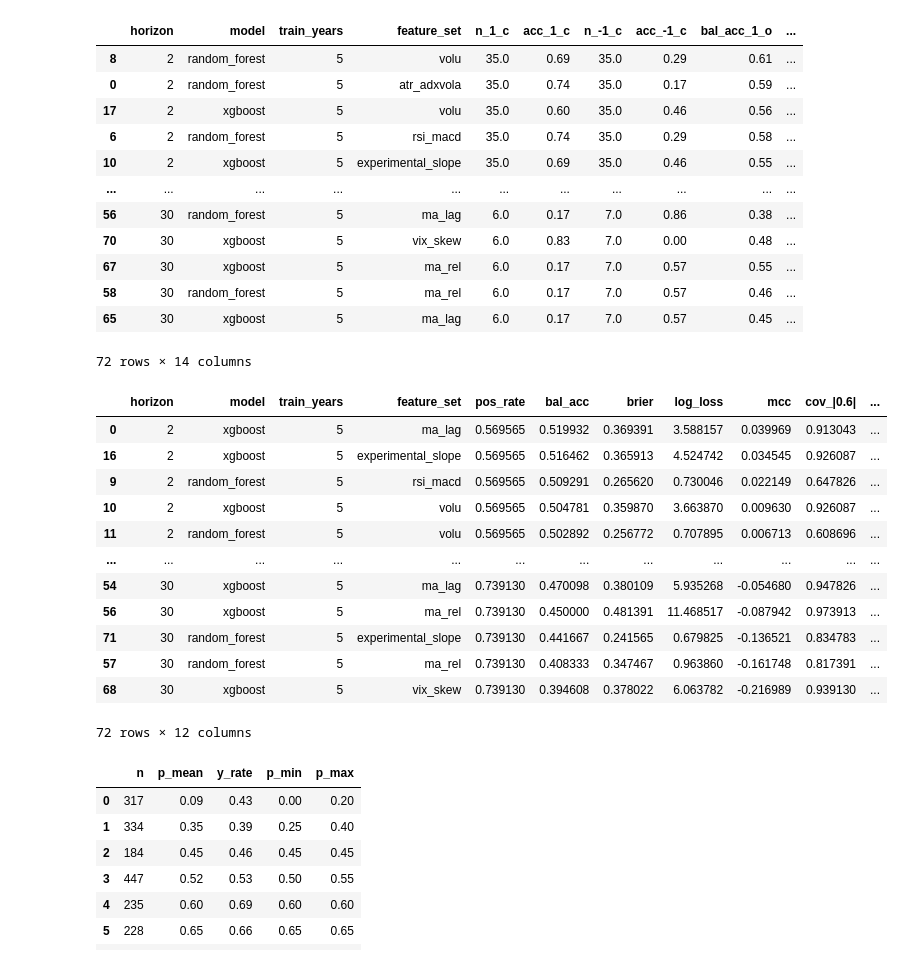
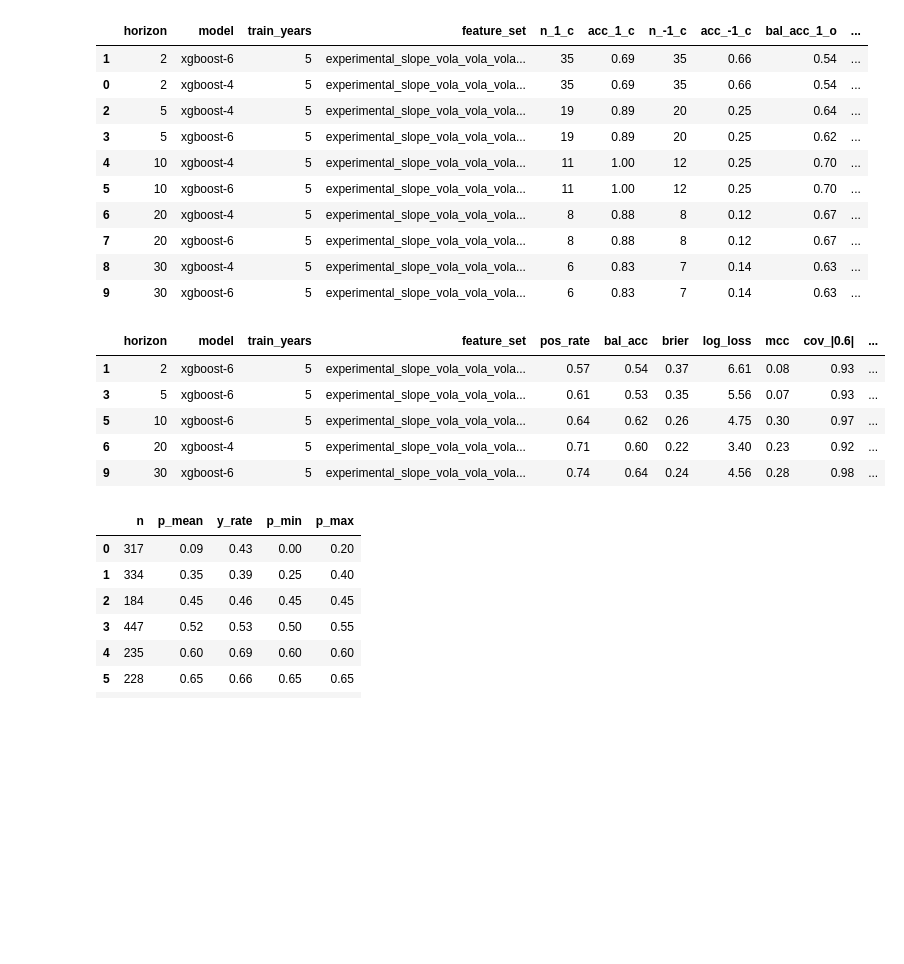
Before and after one commit to bchase17/Stocks, a Jupyter notebook: performance_assessment.ipynb, the cells around one changed output. Saved outputs shown, nothing was run; the diff lists cells and outputs as text; code cells hidden in the pictures; blank space fills up the shorter version.

Commit message:
performnace/training enhancements. Base model performance

```diff
--- a/performance_assessment.ipynb
+++ b/performance_assessment.ipynb
@@ -6,7 +6,7 @@ import importlib
 importlib.reload(min_features)
 importlib.reload(daily_return)
 
-perf_df = pd.read_csv("all_sets.csv")
+perf_df = pd.read_csv("baseline_performance.csv")
 perf_df['Date'] = perf_df['test_start']
 returns = [1, 2, 3, 5, 10, 20, 30]
 df_daily, feats = daily_return.pull_daily('QQQ', returns)
@@ -304,21 +208,20 @@ top_by_horizon = (
 )
 
 """
+other_df = top_by_horizon.copy()
 top_by_horizon[perf_columns].round(2)
 # %% [output]
 |  | horizon | model | train_years | feature_set | n_1_c | acc_1_c | n_-1_c | acc_-1_c | bal_acc_1_o | ... |
-| 8 | 2 | random_forest | 5 | volu | 35.0 | 0.69 | 35.0 | 0.29 | 0.61 | ... |
-| 0 | 2 | random_forest | 5 | atr_adxvola | 35.0 | 0.74 | 35.0 | 0.17 | 0.59 | ... |
-| 17 | 2 | xgboost | 5 | volu | 35.0 | 0.60 | 35.0 | 0.46 | 0.56 | ... |
-| 6 | 2 | random_forest | 5 | rsi_macd | 35.0 | 0.74 | 35.0 | 0.29 | 0.58 | ... |
-| 10 | 2 | xgboost | 5 | experimental_slope | 35.0 | 0.69 | 35.0 | 0.46 | 0.55 | ... |
-| ... | ... | ... | ... | ... | ... | ... | ... | ... | ... | ... |
-| 56 | 30 | random_forest | 5 | ma_lag | 6.0 | 0.17 | 7.0 | 0.86 | 0.38 | ... |
-| 70 | 30 | xgboost | 5 | vix_skew | 6.0 | 0.83 | 7.0 | 0.00 | 0.48 | ... |
-| 67 | 30 | xgboost | 5 | ma_rel | 6.0 | 0.17 | 7.0 | 0.57 | 0.55 | ... |
-| 58 | 30 | random_forest | 5 | ma_rel | 6.0 | 0.17 | 7.0 | 0.57 | 0.46 | ... |
-| 65 | 30 | xgboost | 5 | ma_lag | 6.0 | 0.17 | 7.0 | 0.57 | 0.45 | ... |
+| 1 | 2 | xgboost-6 | 5 | experimental_slope_vola_vola_vola... | 35 | 0.69 | 35 | 0.66 | 0.54 | ... |
+| 0 | 2 | xgboost-4 | 5 | experimental_slope_vola_vola_vola... | 35 | 0.69 | 35 | 0.66 | 0.54 | ... |
+| 2 | 5 | xgboost-4 | 5 | experimental_slope_vola_vola_vola... | 19 | 0.89 | 20 | 0.25 | 0.64 | ... |
+| 3 | 5 | xgboost-6 | 5 | experimental_slope_vola_vola_vola... | 19 | 0.89 | 20 | 0.25 | 0.62 | ... |
+| 4 | 10 | xgboost-4 | 5 | experimental_slope_vola_vola_vola... | 11 | 1.00 | 12 | 0.25 | 0.70 | ... |
+| 5 | 10 | xgboost-6 | 5 | experimental_slope_vola_vola_vola... | 11 | 1.00 | 12 | 0.25 | 0.70 | ... |
+| 6 | 20 | xgboost-4 | 5 | experimental_slope_vola_vola_vola... | 8 | 0.88 | 8 | 0.12 | 0.67 | ... |
+| 7 | 20 | xgboost-6 | 5 | experimental_slope_vola_vola_vola... | 8 | 0.88 | 8 | 0.12 | 0.67 | ... |
+| 8 | 30 | xgboost-4 | 5 | experimental_slope_vola_vola_vola... | 6 | 0.83 | 7 | 0.14 | 0.63 | ... |
+| 9 | 30 | xgboost-6 | 5 | experimental_slope_vola_vola_vola... | 6 | 0.83 | 7 | 0.14 | 0.63 | ... |
-72 rows × 14 columns
 # %%
 import numpy as np
 import pandas as pd
@@ -364,47 +267,40 @@ def _metrics(g: pd.DataFrame) -> pd.Series:
     return pd.Series({
         "pos_rate": float(y.mean()),
         "bal_acc": float(bal_acc) if not np.isnan(bal_acc) else np.nan,
         "brier": float(brier),
         "log_loss": float(ll),
         "mcc": float(mcc) if not np.isnan(mcc) else np.nan,
         "cov_|0.6|": cov,
         "acc_|0.6|": acc_conf,
     })
 
 metrics_df = (
     perf_df
     .dropna(subset=[y_col, p_col])
     .groupby(gcols, sort=False)
     .apply(_metrics, include_groups=False)
     .reset_index()
     .sort_values(["horizon", "mcc", "brier"], ascending=[True, False, True])
 )
 
 metrics_df['composite'] = 0.5*(metrics_df['bal_acc']) + 0.25*(metrics_df['mcc']) + .125*(1-(metrics_df['brier'])) + 0.1*(metrics_df['acc_|0.6|']) - (1-(metrics_df['cov_|0.6|']))
 # top per horizon (ranked by MCC desc, then Brier asc)
 top_by_horizon = (
     metrics_df
     .sort_values(["horizon", "composite", "log_loss"], ascending=[True, False, False])
     .groupby("horizon", as_index=False, sort=False)
-    .head(3)
+    .head(1)
 )
 
-#top_by_horizon[['horizon', 'feature_set']].to_csv('top_performers.csv', index=False)
+top_by_horizon[['horizon', 'feature_set']].to_csv('top_performers.csv', index=False)
 top_by_horizon.round(2)
 # %% [output]
 |  | horizon | model | train_years | feature_set | pos_rate | bal_acc | brier | log_loss | mcc | cov_|0.6| | ... |
-| 0 | 2 | xgboost | 5 | ma_lag | 0.569565 | 0.519932 | 0.369391 | 3.588157 | 0.039969 | 0.913043 | ... |
-| 16 | 2 | xgboost | 5 | experimental_slope | 0.569565 | 0.516462 | 0.365913 | 4.524742 | 0.034545 | 0.926087 | ... |
-| 9 | 2 | random_forest | 5 | rsi_macd | 0.569565 | 0.509291 | 0.265620 | 0.730046 | 0.022149 | 0.647826 | ... |
-| 10 | 2 | xgboost | 5 | volu | 0.569565 | 0.504781 | 0.359870 | 3.663870 | 0.009630 | 0.926087 | ... |
-| 11 | 2 | random_forest | 5 | volu | 0.569565 | 0.502892 | 0.256772 | 0.707895 | 0.006713 | 0.608696 | ... |
-| ... | ... | ... | ... | ... | ... | ... | ... | ... | ... | ... | ... |
-| 54 | 30 | xgboost | 5 | ma_lag | 0.739130 | 0.470098 | 0.380109 | 5.935268 | -0.054680 | 0.947826 | ... |
-| 56 | 30 | xgboost | 5 | ma_rel | 0.739130 | 0.450000 | 0.481391 | 11.468517 | -0.087942 | 0.973913 | ... |
-| 71 | 30 | random_forest | 5 | experimental_slope | 0.739130 | 0.441667 | 0.241565 | 0.679825 | -0.136521 | 0.834783 | ... |
-| 57 | 30 | random_forest | 5 | ma_rel | 0.739130 | 0.408333 | 0.347467 | 0.963860 | -0.161748 | 0.817391 | ... |
-| 68 | 30 | xgboost | 5 | vix_skew | 0.739130 | 0.394608 | 0.378022 | 6.063782 | -0.216989 | 0.939130 | ... |
+| 1 | 2 | xgboost-6 | 5 | experimental_slope_vola_vola_vola... | 0.57 | 0.54 | 0.37 | 6.61 | 0.08 | 0.93 | ... |
+| 3 | 5 | xgboost-6 | 5 | experimental_slope_vola_vola_vola... | 0.61 | 0.53 | 0.35 | 5.56 | 0.07 | 0.93 | ... |
+| 5 | 10 | xgboost-6 | 5 | experimental_slope_vola_vola_vola... | 0.64 | 0.62 | 0.26 | 4.75 | 0.30 | 0.97 | ... |
+| 6 | 20 | xgboost-4 | 5 | experimental_slope_vola_vola_vola... | 0.71 | 0.60 | 0.22 | 3.40 | 0.23 | 0.92 | ... |
+| 9 | 30 | xgboost-6 | 5 | experimental_slope_vola_vola_vola... | 0.74 | 0.64 | 0.24 | 4.56 | 0.28 | 0.98 | ... |
-72 rows × 12 columns
 # %%
 def calibration_table(g, n_bins=8):
     y = g[y_col].astype(int).to_numpy()
```
Also changed, not shown: parts of 1 cell of this notebook, 2 other files.
